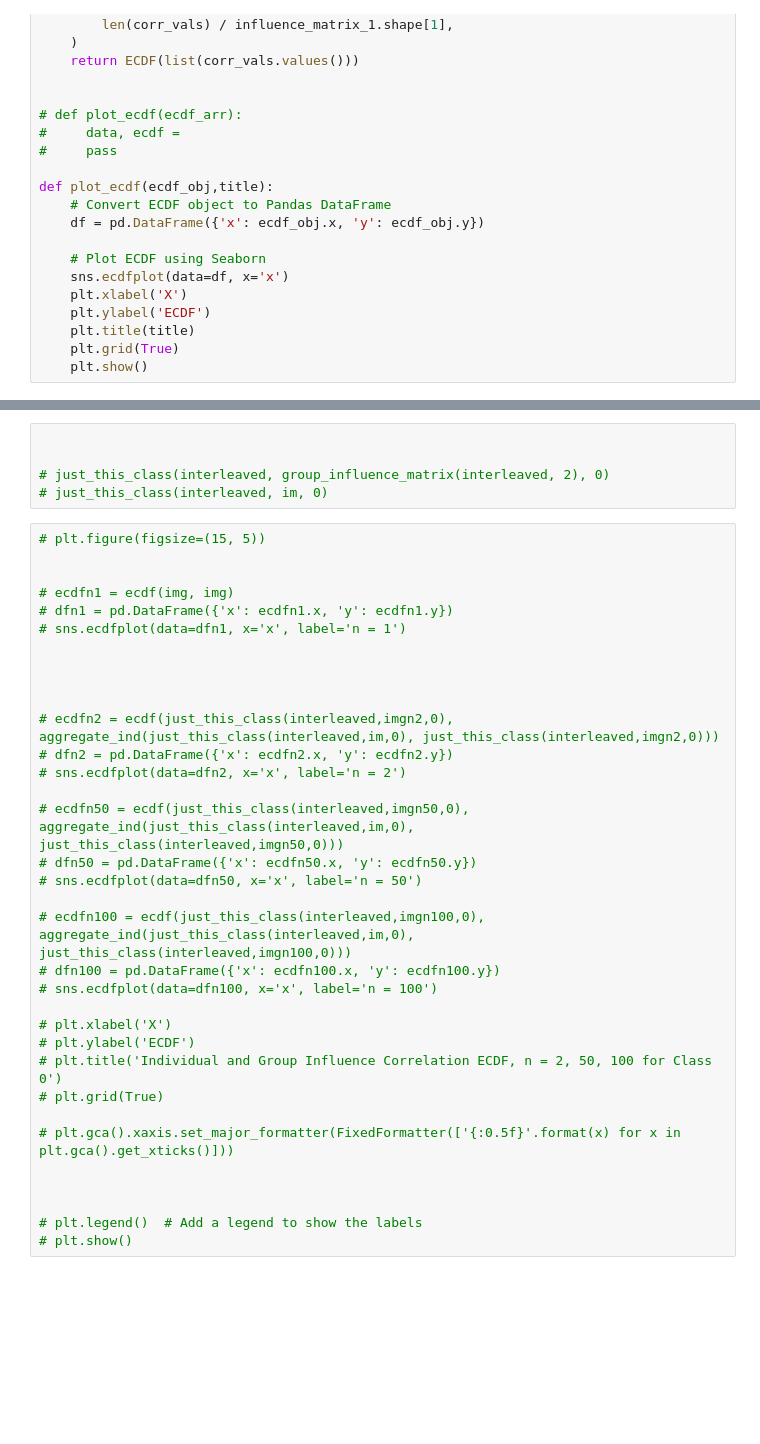
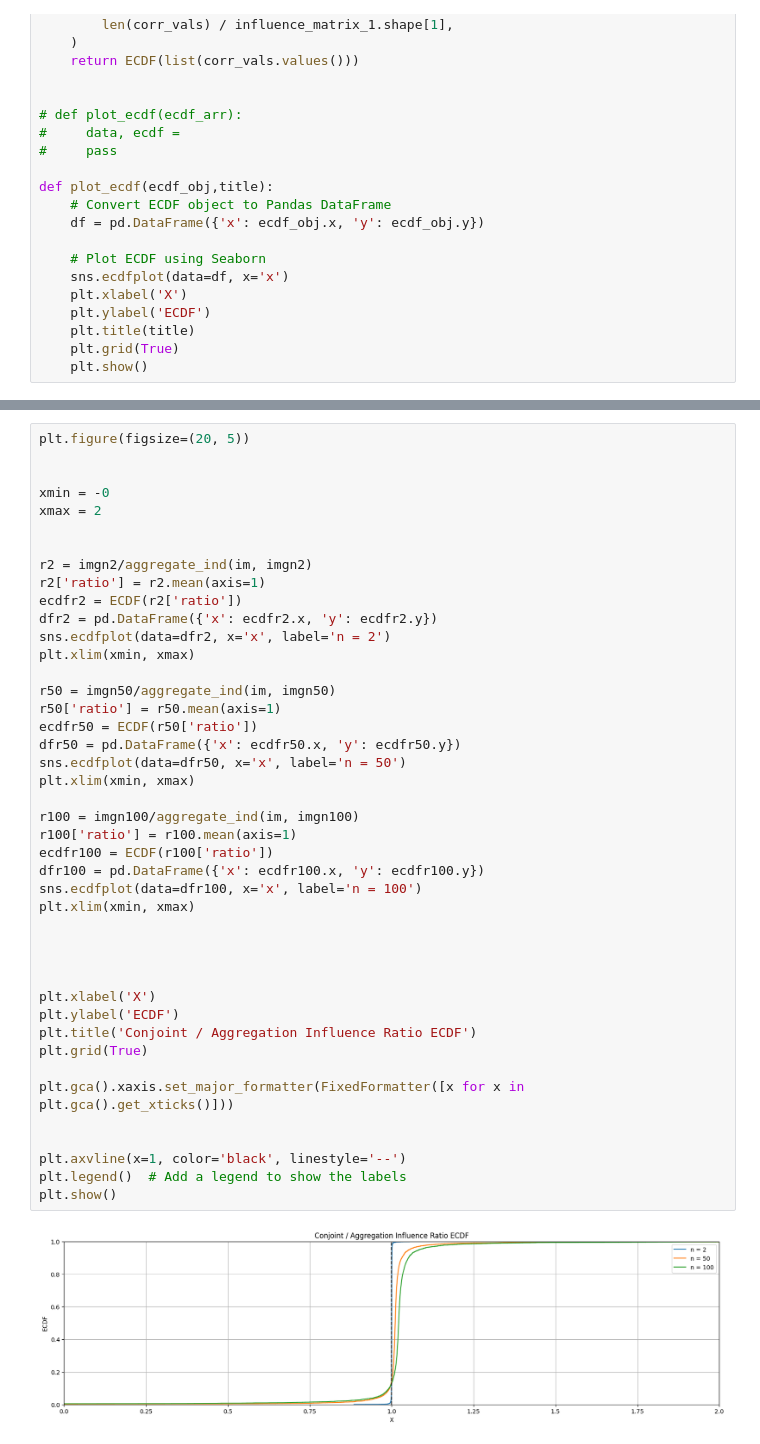
Before and after one commit to MurphLaws/Exp, a Jupyter notebook: scatter_ECDF.ipynb, the cells around one changed output, grey strips where cells are left out. Cells and saved outputs as stored; diff of their text form; blank space fills up the shorter version.

```diff
--- a/scatter_ECDF.ipynb
+++ b/scatter_ECDF.ipynb
@@ -517,39 +568,45 @@ group_matrix_n_10 = group_influence_matrix(DATA, 10)
-# %%
-
-
-# just_this_class(interleaved, group_influence_matrix(interleaved, 2), 0)
-# just_this_class(interleaved, im, 0)
 # %%
-# plt.figure(figsize=(15, 5))
+plt.figure(figsize=(20, 5))
 
 
-# ecdfn1 = ecdf(img, img)
-# dfn1 = pd.DataFrame({'x': ecdfn1.x, 'y': ecdfn1.y})
-# sns.ecdfplot(data=dfn1, x='x', label='n = 1')
+xmin = -0
+xmax = 2
+
+
+r2 = imgn2/aggregate_ind(im, imgn2)
+r2['ratio'] = r2.mean(axis=1)
+ecdfr2 = ECDF(r2['ratio'])
+dfr2 = pd.DataFrame({'x': ecdfr2.x, 'y': ecdfr2.y})
+sns.ecdfplot(data=dfr2, x='x', label='n = 2')
+plt.xlim(xmin, xmax)
+
+r50 = imgn50/aggregate_ind(im, imgn50)
+r50['ratio'] = r50.mean(axis=1)
+ecdfr50 = ECDF(r50['ratio'])
+dfr50 = pd.DataFrame({'x': ecdfr50.x, 'y': ecdfr50.y})
+sns.ecdfplot(data=dfr50, x='x', label='n = 50')
+plt.xlim(xmin, xmax)
+
+r100 = imgn100/aggregate_ind(im, imgn100)
+r100['ratio'] = r100.mean(axis=1)
+ecdfr100 = ECDF(r100['ratio'])
+dfr100 = pd.DataFrame({'x': ecdfr100.x, 'y': ecdfr100.y})
+sns.ecdfplot(data=dfr100, x='x', label='n = 100')
+plt.xlim(xmin, xmax)
 
 
 
 
-# ecdfn2 = ecdf(just_this_class(interleaved,imgn2,0), aggregate_ind(just_this_class(interleaved,im,0), just_this_class(interleaved,imgn2,0)))
-# dfn2 = pd.DataFrame({'x': ecdfn2.x, 'y': ecdfn2.y})
-# sns.ecdfplot(data=dfn2, x='x', label='n = 2')
+plt.xlabel('X')
+plt.ylabel('ECDF')
+plt.title('Conjoint / Aggregation Influence Ratio ECDF')
+plt.grid(True)
 
-# ecdfn50 = ecdf(just_this_class(interleaved,imgn50,0), aggregate_ind(just_this_class(interleaved,im,0), just_this_class(interleaved,imgn50,0)))
-# dfn50 = pd.DataFrame({'x': ecdfn50.x, 'y': ecdfn50.y})
-# sns.ecdfplot(data=dfn50, x='x', label='n = 50')
-
-# ecdfn100 = ecdf(just_this_class(interleaved,imgn100,0), aggregate_ind(just_this_class(interleaved,im,0), just_this_class(interleaved,imgn100,0)))
-# dfn100 = pd.DataFrame({'x': ecdfn100.x, 'y': ecdfn100.y})
-# sns.ecdfplot(data=dfn100, x='x', label='n = 100')
-
-# plt.xlabel('X')
-# plt.ylabel('ECDF')
-# plt.title('Individual and Group Influence Correlation ECDF, n = 2, 50, 100 for Class 0')
-# plt.grid(True)
-
-# plt.gca().xaxis.set_major_formatter(FixedFormatter(['{:0.5f}'.format(x) for x in plt.gca().get_xticks()]))
+plt.gca().xaxis.set_major_formatter(FixedFormatter([x for x in plt.gca().get_xticks()]))
 
 
-
-# plt.legend()  # Add a legend to show the labels
-# plt.show()
+plt.axvline(x=1, color='black', linestyle='--')
+plt.legend()  # Add a legend to show the labels
+plt.show()
+# %% [output]
+[figure, added]
```
Also changed, not shown: parts of 9 cells of this notebook.
